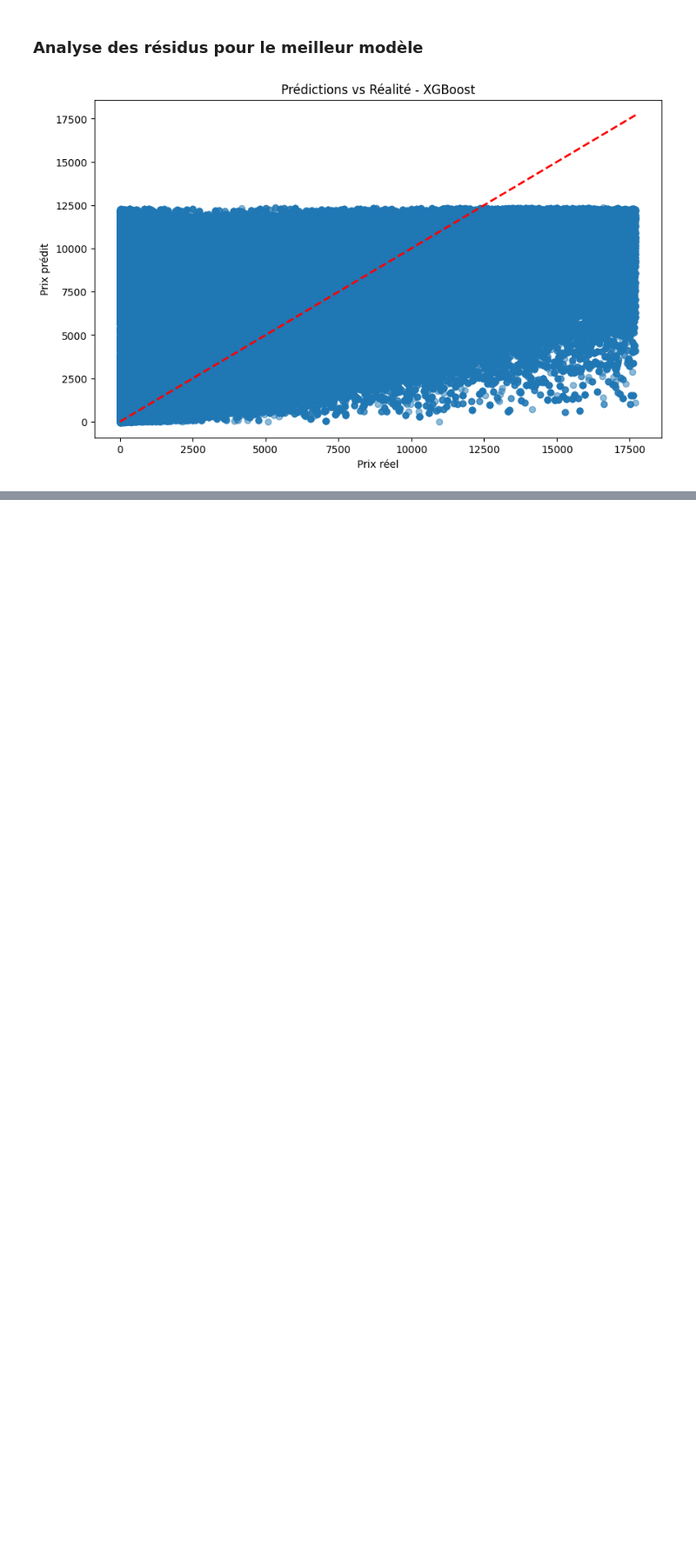
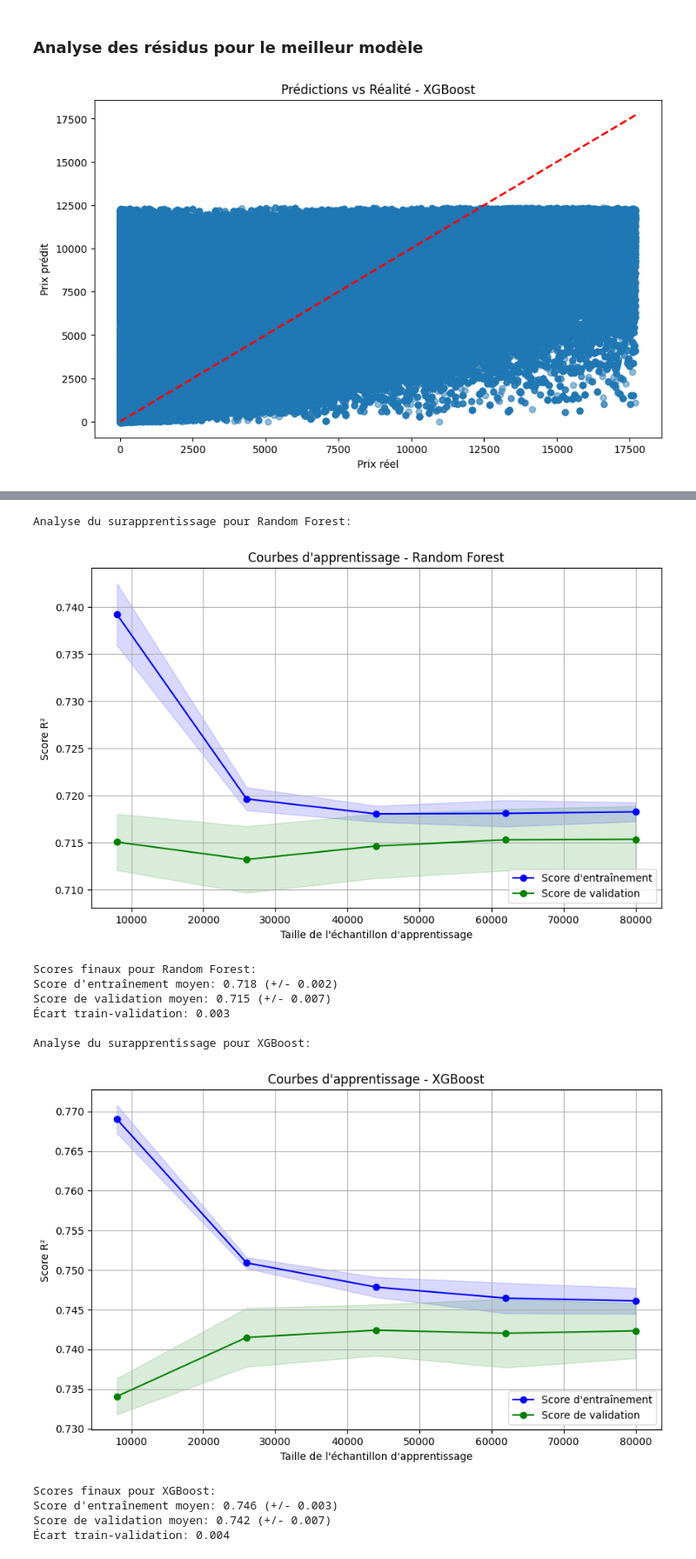
Before and after one commit to Papushkado/Real-Estate-predictions, a Jupyter notebook: ML_Predictions_Notebook.ipynb, the cells around one changed output, grey strips where cells are left out. Shown at 87% size. Cells and saved outputs as stored; diff of their text form; code cells hidden in the pictures; blank space fills up the shorter version.

```diff
--- a/ML_Predictions_Notebook.ipynb
+++ b/ML_Predictions_Notebook.ipynb
@@ -418,3 +541,80 @@ plt.show()
+# %%
+def plot_learning_curves(model, X, y, model_name, cv=5):
+    train_sizes = np.linspace(0.1, 1.0, 5)
+
+    # Calculer les courbes d'apprentissage
+    train_sizes, train_scores, val_scores = learning_curve(
+        model, X, y,
+        train_sizes=train_sizes,
+        cv=cv,
+        scoring='r2',
+        n_jobs=-1
+    )
+
+    train_mean = np.mean(train_scores, axis=1)
+    train_std = np.std(train_scores, axis=1)
+    val_mean = np.mean(val_scores, axis=1)
+    val_std = np.std(val_scores, axis=1)
+
+    plt.figure(figsize=(10, 6))
+
+    # Tracer la courbe d'apprentissage (training)
+    plt.plot(train_sizes, train_mean, label='Score d\'entraînement', color='blue', marker='o')
+    plt.fill_between(train_sizes, train_mean - train_std, train_mean + train_std,
+                     alpha=0.15, color='blue')
+
+    # Tracer la courbe de validation
+    plt.plot(train_sizes, val_mean, label='Score de validation', color='green', marker='o')
+    plt.fill_between(train_sizes, val_mean - val_std, val_mean + val_std,
+                     alpha=0.15, color='green')
+
+    # Personnalisation du graphique
+    plt.xlabel('Taille de l\'échantillon d\'apprentissage')
+    plt.ylabel('Score R²')
+    plt.title(f'Courbes d\'apprentissage - {model_name}')
+    plt.legend(loc='lower right')
+    plt.grid(True)
+    plt.show()
+
+    print(f"\nScores finaux pour {model_name}:")
+    print(f"Score d'entraînement moyen: {train_mean[-1]:.3f} (+/- {train_std[-1]*2:.3f})")
+    print(f"Score de validation moyen: {val_mean[-1]:.3f} (+/- {val_std[-1]*2:.3f})")
+    print(f"Écart train-validation: {train_mean[-1] - val_mean[-1]:.3f}")
+
+sample_size = 100000
+random_indices = np.random.choice(X_train.shape[0], sample_size, replace=False)
+X_sample = X_train.iloc[random_indices]
+y_sample = y_train.iloc[random_indices]
+
+print("Analyse du surapprentissage pour Random Forest:")
+plot_learning_curves(
+    models['Random Forest'],
+    X_sample,
+    y_sample,
+    'Random Forest'
+)
+
+print("\nAnalyse du surapprentissage pour XGBoost:")
+plot_learning_curves(
+    models['XGBoost'],
+    X_sample,
+    y_sample,
+    'XGBoost'
+)
+# %% [output]
+Analyse du surapprentissage pour Random Forest:
+[figure, added]
+Scores finaux pour Random Forest:
+Score d'entraînement moyen: 0.718 (+/- 0.002)
+Score de validation moyen: 0.715 (+/- 0.007)
+Écart train-validation: 0.003
+
+Analyse du surapprentissage pour XGBoost:
+[figure, added]
+Scores finaux pour XGBoost:
+Score d'entraînement moyen: 0.746 (+/- 0.003)
+Score de validation moyen: 0.742 (+/- 0.007)
+Écart train-validation: 0.004
 # %% [markdown]
 #### Analyse des résidus
 Le modèle semble avoir des difficultés à prédire correctement les prix élevés (au-delà de 10000). Il tend à sous-estimer systématiquement ces valeurs. Pour les prix plus bas (inférieurs à 10000), les prédictions semblent plus précises, avec une distribution plus proche de la ligne idéale.
```
Also changed, not shown: parts of 7 cells of this notebook, 1 other file.
